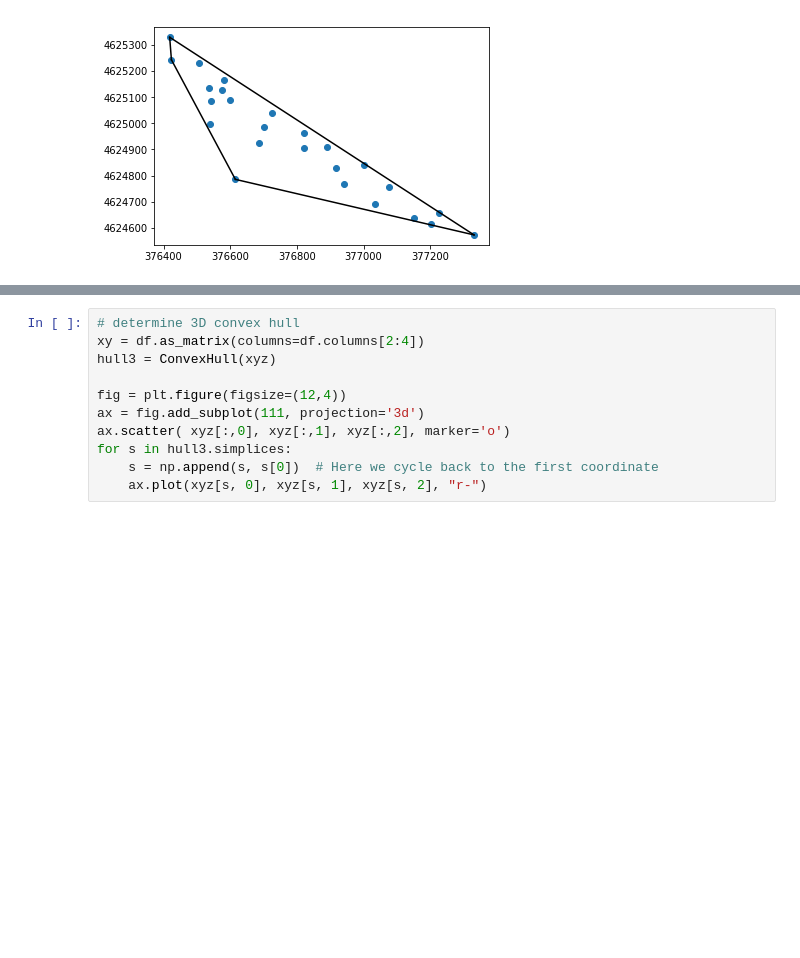
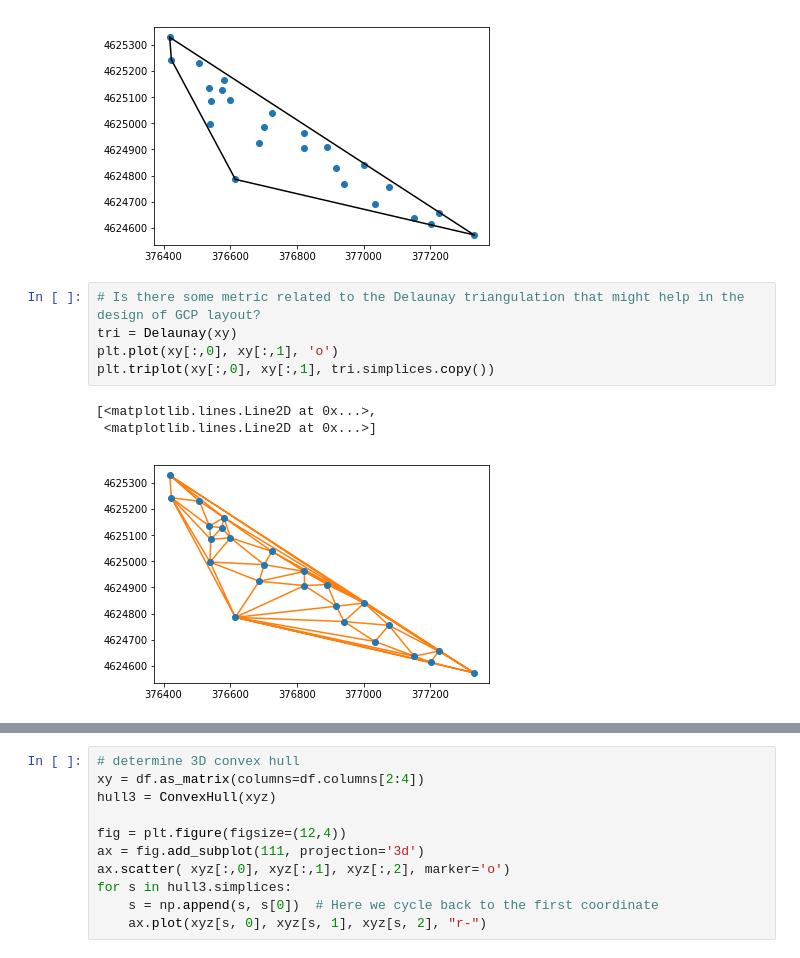
Before and after one commit to csherwood-usgs/Raster_calcs, a Jupyter notebook: GCP_analysis.ipynb, the cells around one changed output, grey strips where cells are left out. Cells and saved outputs as stored; diff of their text form; blank space fills up the shorter version.

Commit message:
added Delaunay to GCP analysis

```diff
--- a/GCP_analysis.ipynb
+++ b/GCP_analysis.ipynb
@@ -59,3 +59,12 @@ for simplex in hull.simplices:
     plt.plot(xy[simplex, 0], xy[simplex, 1], 'k-')
 # %% [output]
 [figure]
+# %%
+# Is there some metric related to the Delaunay triangulation that might help in the design of GCP layout?
+tri = Delaunay(xy)
+plt.plot(xy[:,0], xy[:,1], 'o')
+plt.triplot(xy[:,0], xy[:,1], tri.simplices.copy())
+# %% [output]
+[<matplotlib.lines.Line2D at 0x...>,
+ <matplotlib.lines.Line2D at 0x...>]
+[figure, added]
```
Also changed, not shown: parts of 2 cells of this notebook.
